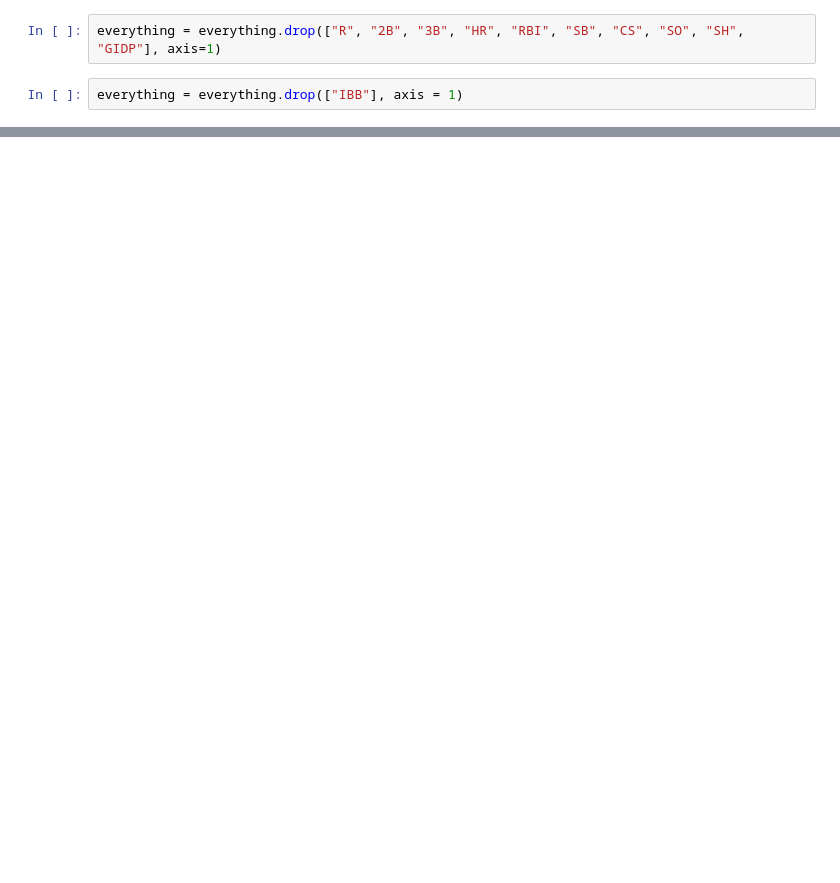
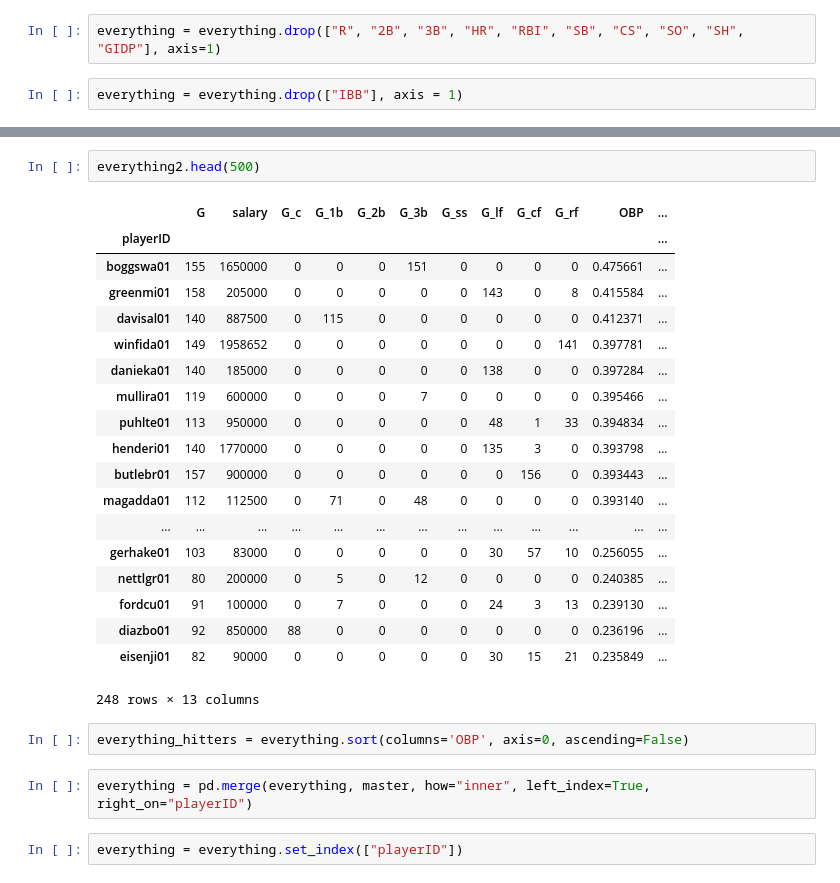
Before and after one commit to tiy-gvl-python-2015-09/moneyball, a Jupyter notebook: Moneyball.ipynb, the cells around one changed output, grey strips where cells are left out. Saved outputs shown, nothing was run; the diff lists cells and outputs as text; blank space fills up the shorter version.

```diff
--- a/Moneyball.ipynb
+++ b/Moneyball.ipynb
@@ -87,2 +101,30 @@ everything = everything.drop(["IBB"], axis = 1)
+# %%
+everything2.head(500)
+# %% [output]
+|  | G | salary | G_c | G_1b | G_2b | G_3b | G_ss | G_lf | G_cf | G_rf | OBP | ... |
+| playerID |  |  |  |  |  |  |  |  |  |  |  | ... |
+| boggswa01 | 155 | 1650000 | 0 | 0 | 0 | 151 | 0 | 0 | 0 | 0 | 0.475661 | ... |
+| greenmi01 | 158 | 205000 | 0 | 0 | 0 | 0 | 0 | 143 | 0 | 8 | 0.415584 | ... |
+| davisal01 | 140 | 887500 | 0 | 115 | 0 | 0 | 0 | 0 | 0 | 0 | 0.412371 | ... |
+| winfida01 | 149 | 1958652 | 0 | 0 | 0 | 0 | 0 | 0 | 0 | 141 | 0.397781 | ... |
+| danieka01 | 140 | 185000 | 0 | 0 | 0 | 0 | 0 | 138 | 0 | 0 | 0.397284 | ... |
+| mullira01 | 119 | 600000 | 0 | 0 | 0 | 7 | 0 | 0 | 0 | 0 | 0.395466 | ... |
+| puhlte01 | 113 | 950000 | 0 | 0 | 0 | 0 | 0 | 48 | 1 | 33 | 0.394834 | ... |
+| henderi01 | 140 | 1770000 | 0 | 0 | 0 | 0 | 0 | 135 | 3 | 0 | 0.393798 | ... |
+| butlebr01 | 157 | 900000 | 0 | 0 | 0 | 0 | 0 | 0 | 156 | 0 | 0.393443 | ... |
+| magadda01 | 112 | 112500 | 0 | 71 | 0 | 48 | 0 | 0 | 0 | 0 | 0.393140 | ... |
+| ... | ... | ... | ... | ... | ... | ... | ... | ... | ... | ... | ... | ... |
+| gerhake01 | 103 | 83000 | 0 | 0 | 0 | 0 | 0 | 30 | 57 | 10 | 0.256055 | ... |
+| nettlgr01 | 80 | 200000 | 0 | 5 | 0 | 12 | 0 | 0 | 0 | 0 | 0.240385 | ... |
+| fordcu01 | 91 | 100000 | 0 | 7 | 0 | 0 | 0 | 24 | 3 | 13 | 0.239130 | ... |
+| diazbo01 | 92 | 850000 | 88 | 0 | 0 | 0 | 0 | 0 | 0 | 0 | 0.236196 | ... |
+| eisenji01 | 82 | 90000 | 0 | 0 | 0 | 0 | 0 | 30 | 15 | 21 | 0.235849 | ... |
+248 rows × 13 columns
+# %%
+everything_hitters = everything.sort(columns='OBP', axis=0, ascending=False)
+# %%
+everything = pd.merge(everything, master, how="inner", left_index=True, right_on="playerID")
+# %%
+everything = everything.set_index(["playerID"])
 # %%
 everything.head()
```
Also changed, not shown: parts of 35 cells of this notebook.
